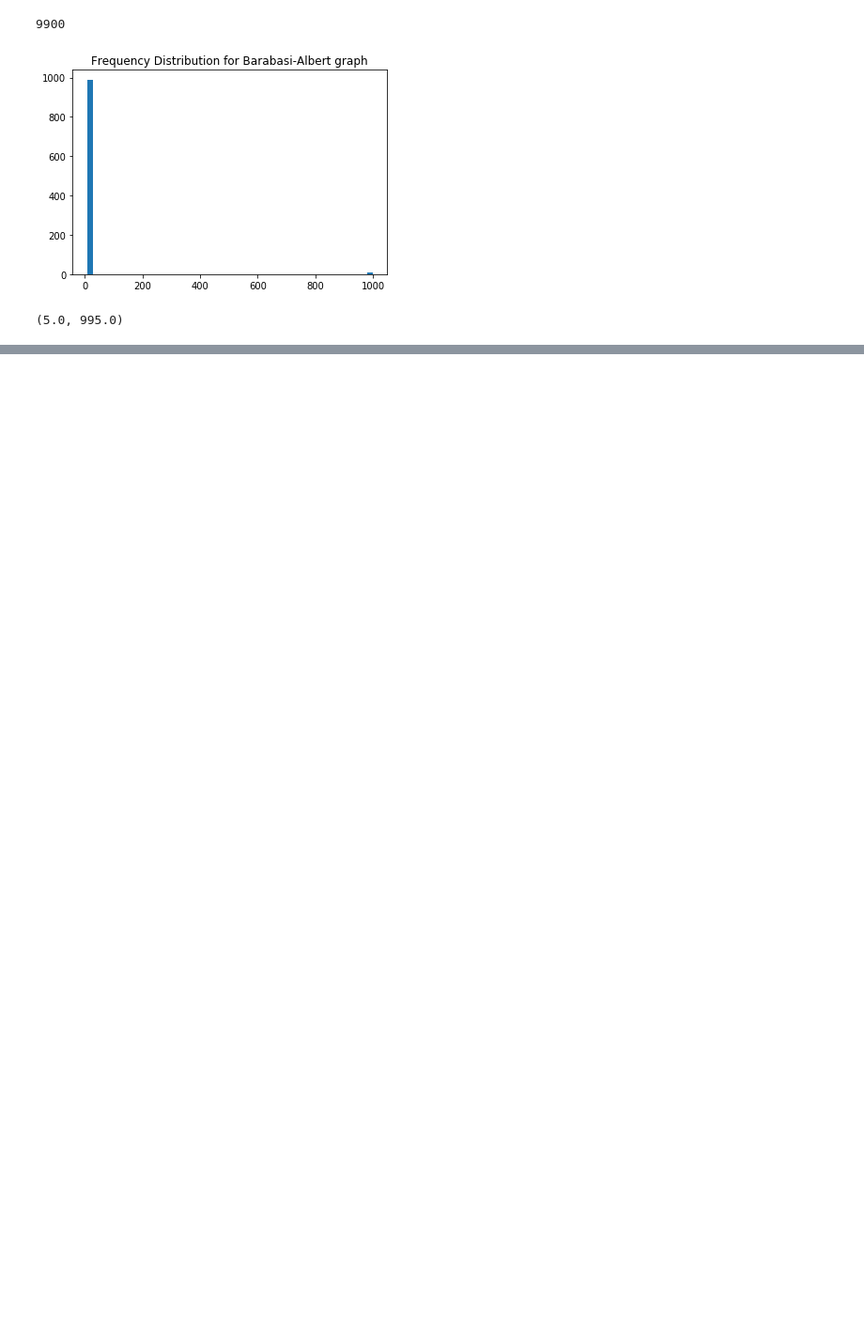
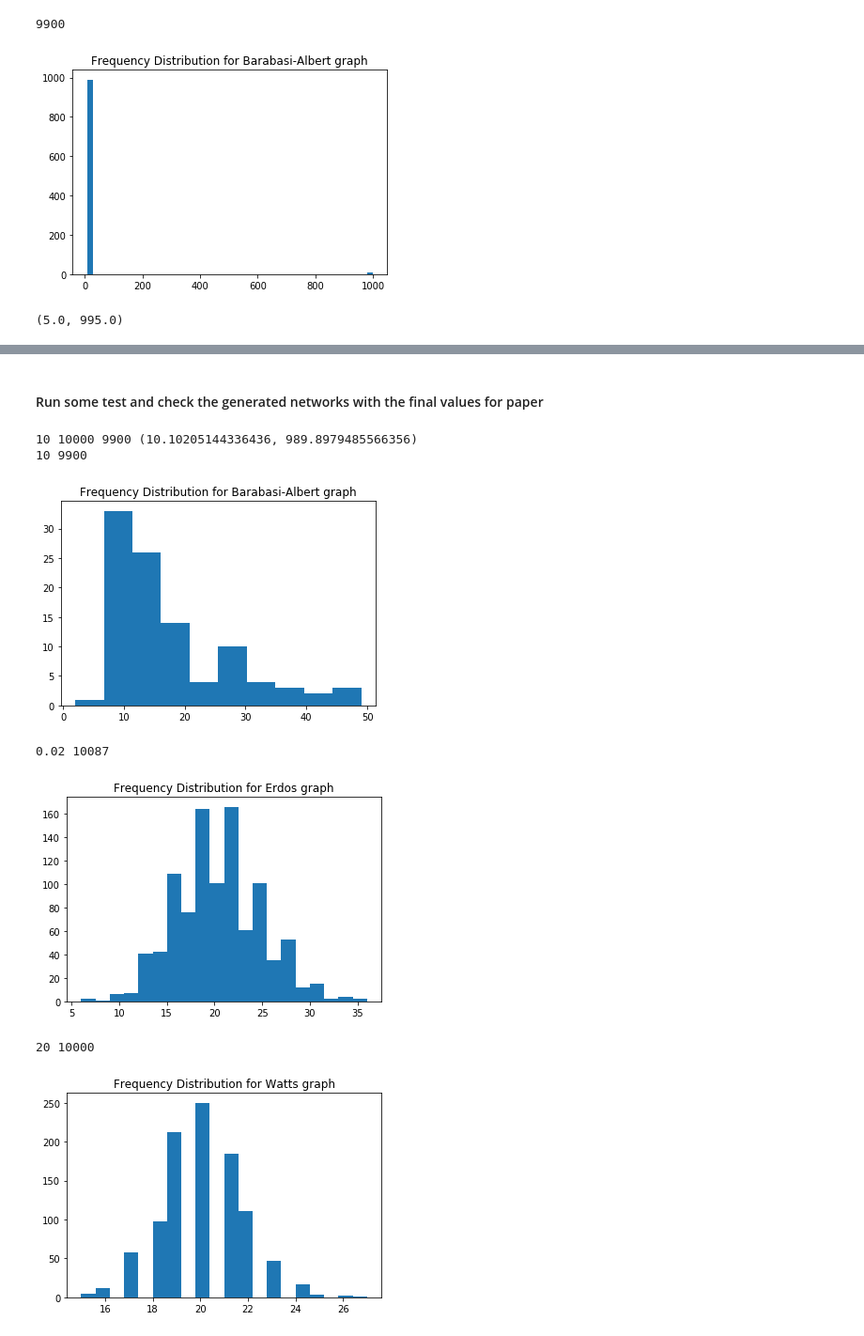
Before and after one commit to jacopotagliabue/On-the-plurality-of-graphs, a Jupyter notebook: notebooks/on_the_plurality_of_graphs_playground.ipynb, the cells around one changed output, grey strips where cells are left out. Shown at 94% size. Cells and saved outputs as stored; diff of their text form; code cells hidden in the pictures; blank space fills up the shorter version.

```diff
--- a/notebooks/on_the_plurality_of_graphs_playground.ipynb
+++ b/notebooks/on_the_plurality_of_graphs_playground.ipynb
@@ -468,6 +468,10 @@ def create_barabasi_with_nodes_and_edges(n_nodes, n_edges):
 for _ in range (1000, 10000, 1000):
     m, c_network = create_barabasi_with_nodes_and_edges(N_NODES, _)
     assert abs(_ - c_network.number_of_edges()) < (_ * 0.05)
+
+for _ in range (100, 1000, 100):
+    m, c_network = create_barabasi_with_nodes_and_edges(100, _)
+    assert abs(_ - c_network.number_of_edges()) < (_ * 0.10)
 # %% [output]
 1 1000 999 (1.0010020050140156, 998.998997994986)
 2 2000 1996 (2.004016080450697, 997.9959839195493)
@@ -480,0 +494,25 @@ for _ in range (1000, 10000, 1000):
+# %% [markdown]
+#### Run some test and check the generated networks with the final values for paper
+# %%
+PAPER_N_NODES = 1000
+PAPER_N_EDGES = 10000
+# %%
+m, b_network = create_barabasi_with_nodes_and_edges(PAPER_N_NODES, PAPER_N_EDGES)
+print(m, b_network.number_of_edges())
+plot_distribution(c_network, bins=10, label='Barabasi-Albert graph')
+p, e_network = create_erdos_with_nodes_and_edges(PAPER_N_NODES, PAPER_N_EDGES)
+print(p, e_network.number_of_edges())
+plot_distribution(e_network, bins=20, label='Erdos graph')
+draw_network(e_network)
+k, w_network = create_watts_with_nodes_and_edges(PAPER_N_NODES, PAPER_N_EDGES)
+print(k, w_network.number_of_edges())
+plot_distribution(w_network, bins=20, label='Watts graph')
+draw_network(w_network)
+# %% [output]
+10 10000 9900 (10.10205144336436, 989.8979485566356)
+10 9900
+[figure, added]
+0.02 10087
+[figure, added]
+20 10000
+[figure, added]
```
Also changed, not shown: parts of 16 cells of this notebook, 1 other file.
